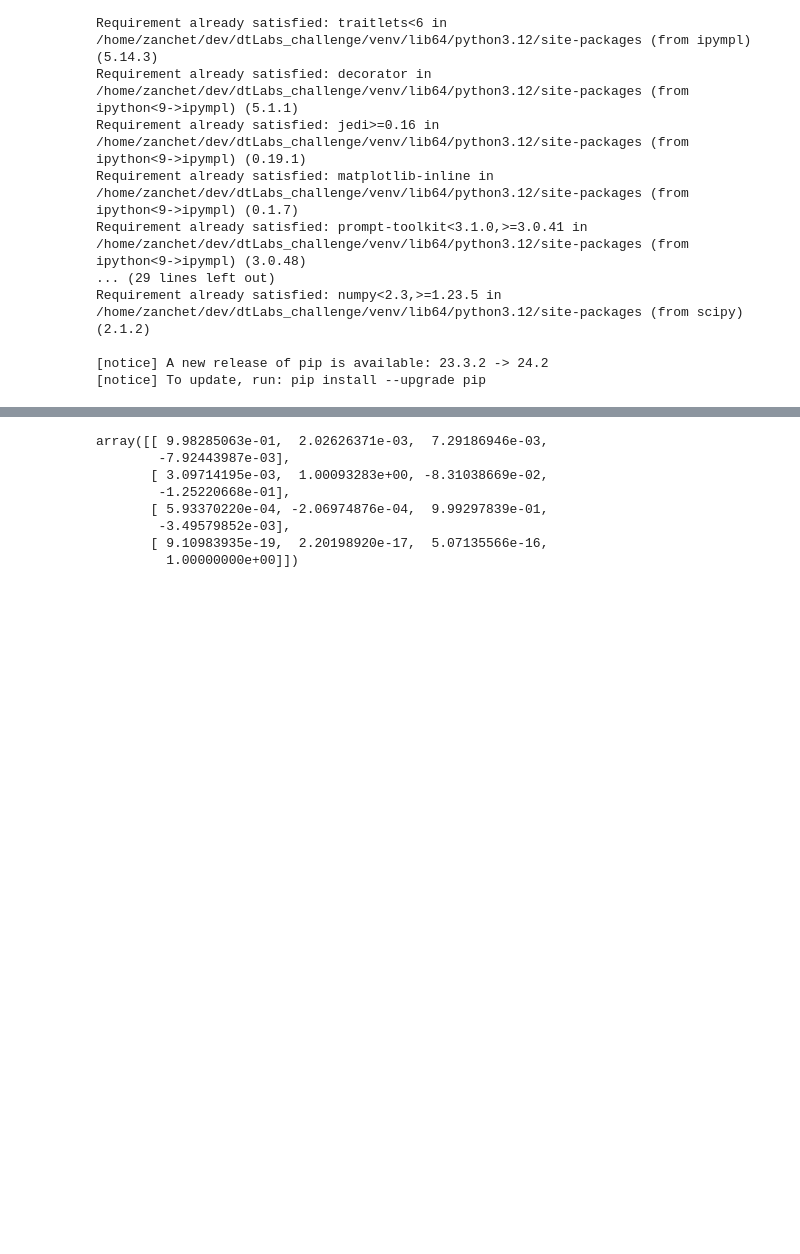
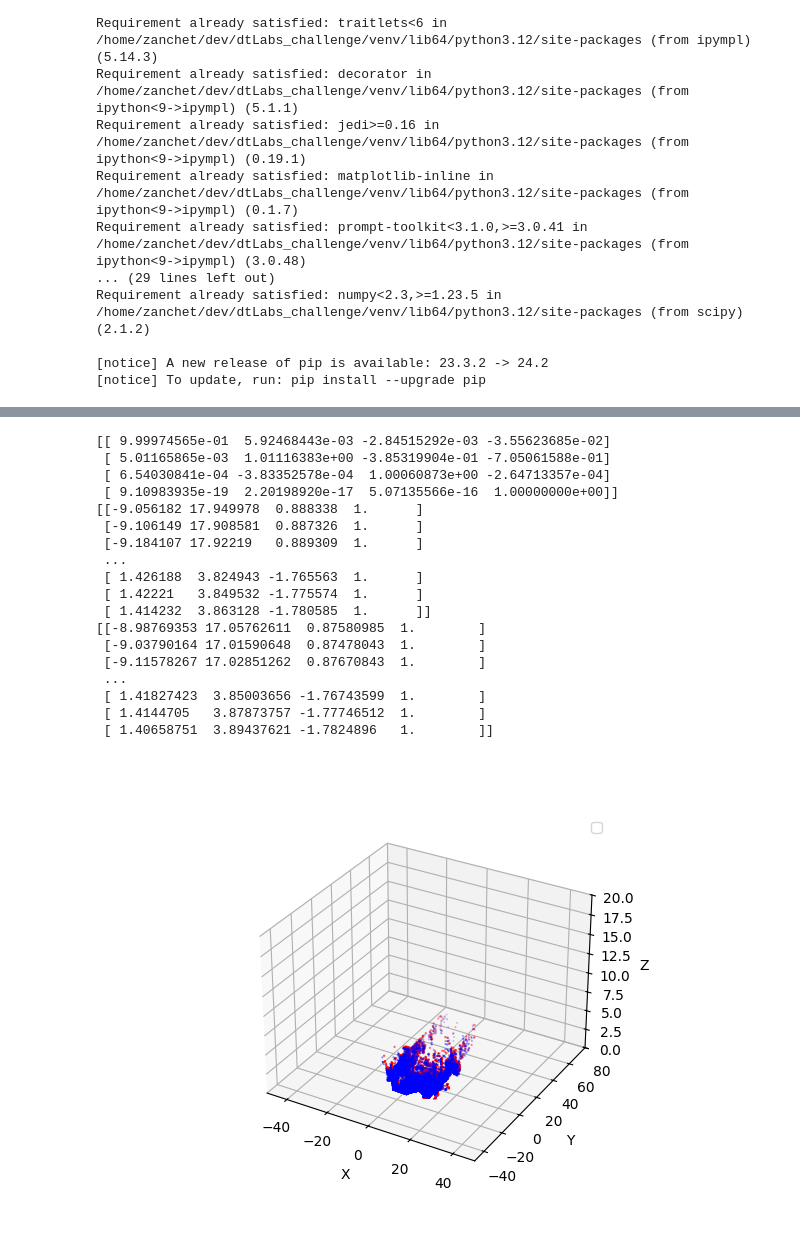
Before and after one commit to Zanchet2020/ICP_python, a Jupyter notebook: Questao_1/Q1.ipynb, the cells around one changed output, grey strips where cells are left out. Cells and saved outputs as stored; diff of their text form; code cells hidden in the pictures; blank space fills up the shorter version.

```diff
--- a/Questao_1/Q1.ipynb
+++ b/Questao_1/Q1.ipynb
@@ -27,4 +27,7 @@ import scipy.spatial as sp
 import trimesh
 import matplotlib.pyplot as plt
 import matplotlib.cm as cm
+import multiprocessing
+workers = multiprocessing.cpu_count()
+np.set_printoptions(linewidth=100)
 # %%
@@ -130,23 +149,62 @@ KeyboardInterrupt:
 # %%
+frame1 = 0
+frame2 = 1
+
+tm, _ = icp(point_clouds[frame1], point_clouds[frame2])
+print(tm)
+
 ax = plt.figure().add_subplot(projection='3d')
-ax.scatter(point_clouds[0], y, z, zdir='z', s=0.3, c=color)
+
+size = len(point_clouds[frame1])
+choices = np.random.choice(size, size=20000, replace=False)
+x = point_clouds[frame1].T[0][choices]
+y = point_clouds[frame1].T[1][choices]
+z = point_clouds[frame1].T[2][choices]
+ax.scatter(x, y, z, zdir='z', s=0.3, c='red')
+
+p = np.append(point_clouds[frame2], [[1]] * point_clouds[frame2].shape[0], axis = 1)
+print(p)
+p = np.array([tm @ q for q in p]).T
+#p = p.T
+print(p.T)
+
+size = len(point_clouds[frame2])
+choices = np.random.choice(size, size=20000, replace=False)
+
+x = p[0][choices]
+y = p[1][choices]
+z = p[2][choices]
+ax.scatter(x, y, z, zdir='z', s=0.1, c='blue')
+#ax.plot(*pos_to_plot_truth, c='blue')
+#ax.plot(*pos_to_plot, c='orange')
 
 ax.legend()
 
 ax.set_xlim(-50, 50)
 ax.set_ylim(-50, 80)
 ax.set_zlim(0, 20)
 ax.set_xlabel('X')
 ax.set_ylabel('Y')
 ax.set_zlabel('Z')
 
 plt.show()
 # %% [output]
-array([[ 9.98285063e-01,  2.02626371e-03,  7.29186946e-03,
-        -7.92443987e-03],
-       [ 3.09714195e-03,  1.00093283e+00, -8.31038669e-02,
-        -1.25220668e-01],
-       [ 5.93370220e-04, -2.06974876e-04,  9.99297839e-01,
-        -3.49579852e-03],
-       [ 9.10983935e-19,  2.20198920e-17,  5.07135566e-16,
-         1.00000000e+00]])
+[[ 9.99974565e-01  5.92468443e-03 -2.84515292e-03 -3.55623685e-02]
+ [ 5.01165865e-03  1.01116383e+00 -3.85319904e-01 -7.05061588e-01]
+ [ 6.54030841e-04 -3.83352578e-04  1.00060873e+00 -2.64713357e-04]
+ [ 9.10983935e-19  2.20198920e-17  5.07135566e-16  1.00000000e+00]]
+[[-9.056182 17.949978  0.888338  1.      ]
+ [-9.106149 17.908581  0.887326  1.      ]
+ [-9.184107 17.92219   0.889309  1.      ]
+ ...
+ [ 1.426188  3.824943 -1.765563  1.      ]
+ [ 1.42221   3.849532 -1.775574  1.      ]
+ [ 1.414232  3.863128 -1.780585  1.      ]]
+[[-8.98769353 17.05762611  0.87580985  1.        ]
+ [-9.03790164 17.01590648  0.87478043  1.        ]
+ [-9.11578267 17.02851262  0.87670843  1.        ]
+ ...
+ [ 1.41827423  3.85003656 -1.76743599  1.        ]
+ [ 1.4144705   3.87873757 -1.77746512  1.        ]
+ [ 1.40658751  3.89437621 -1.7824896   1.        ]]
+[figure, added]
```
Also changed, not shown: parts of 11 cells of this notebook.
